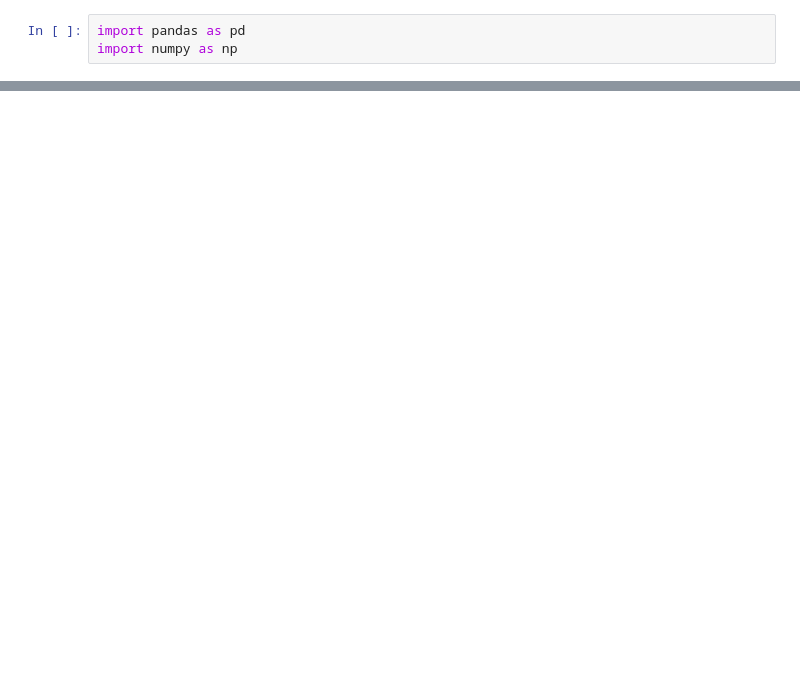
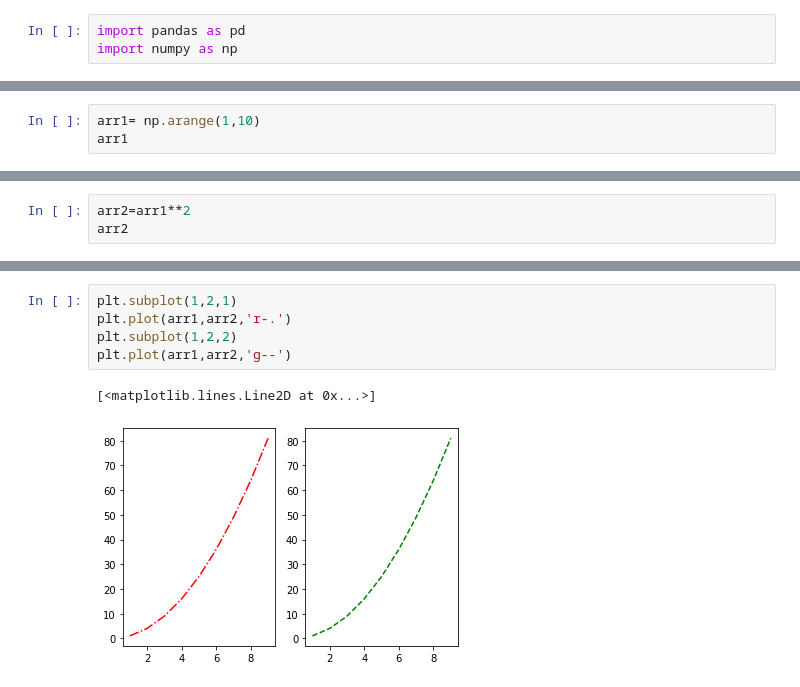
Before and after one commit to ENATYAV/LB_DS_WKND_OCT_11, a Jupyter notebook: Pandas/Untitled.ipynb, the cells around one changed output, grey strips where cells are left out. Saved outputs shown, nothing was run; the diff lists cells and outputs as text; blank space fills up the shorter version.

```diff
--- a/Pandas/Untitled.ipynb
+++ b/Pandas/Untitled.ipynb
@@ -5,0 +211,3 @@ movie_rating=
+# %%
+arr1= np.arange(1,10)
+arr1
@@ -5,0 +216,3 @@ movie_rating=
+# %%
+arr2=arr1**2
+arr2
@@ -5,0 +229,8 @@ movie_rating=
+# %%
+plt.subplot(1,2,1)
+plt.plot(arr1,arr2,'r-.')
+plt.subplot(1,2,2)
+plt.plot(arr1,arr2,'g--')
+# %% [output]
+[<matplotlib.lines.Line2D at 0x...>]
+[figure, added]
```
Also changed, not shown: parts of 34 cells of this notebook, 10 other files.
